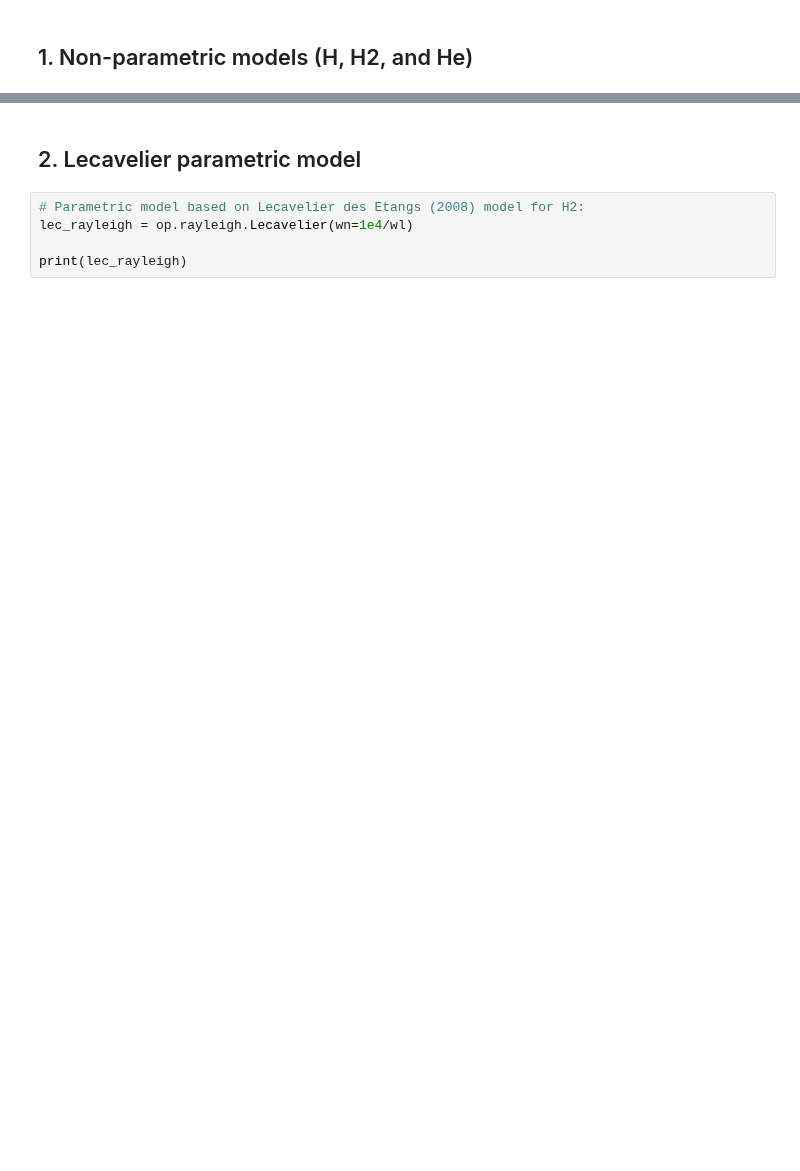
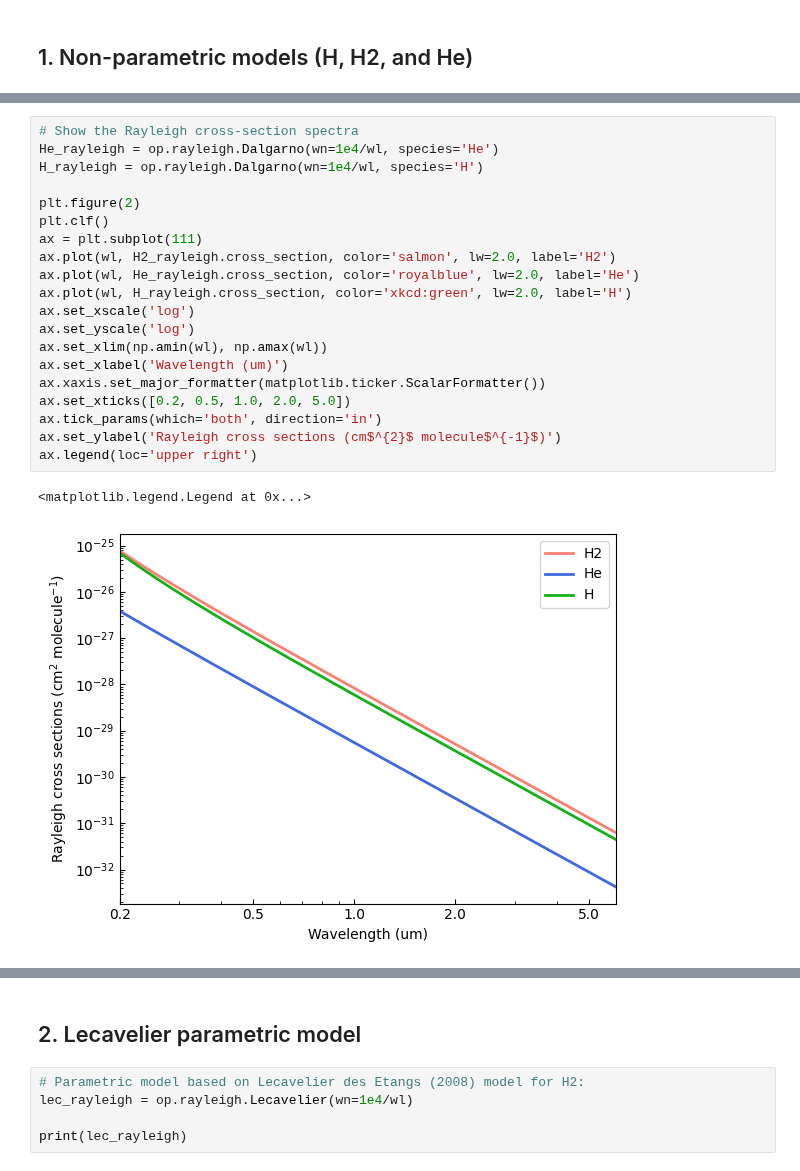
Before and after one commit to pcubillos/pyratbay, a Jupyter notebook: docs/cookbooks/opacity_rayleigh.ipynb, the cells around one changed output, grey strips where cells are left out. Cells and saved outputs as stored; diff of their text form; blank space fills up the shorter version.

```diff
--- a/docs/cookbooks/opacity_rayleigh.ipynb
+++ b/docs/cookbooks/opacity_rayleigh.ipynb
@@ -78,3 +43,26 @@ Wavenumber (wn, cm-1):
    [50000.00 49996.67 49993.33 ... 1667.00 1666.88 1666.77]
 Cross section (cross_section, cm2 molec-1):
    [7.716e-26 7.714e-26 7.711e-26 ... 6.289e-32 6.287e-32 6.285e-32]
+# %%
+# Show the Rayleigh cross-section spectra
+He_rayleigh = op.rayleigh.Dalgarno(wn=1e4/wl, species='He')
+H_rayleigh = op.rayleigh.Dalgarno(wn=1e4/wl, species='H')
+
+plt.figure(2)
+plt.clf()
+ax = plt.subplot(111)
+ax.plot(wl, H2_rayleigh.cross_section, color='salmon', lw=2.0, label='H2')
+ax.plot(wl, He_rayleigh.cross_section, color='royalblue', lw=2.0, label='He')
+ax.plot(wl, H_rayleigh.cross_section, color='xkcd:green', lw=2.0, label='H')
+ax.set_xscale('log')
+ax.set_yscale('log')
+ax.set_xlim(np.amin(wl), np.amax(wl))
+ax.set_xlabel('Wavelength (um)')
+ax.xaxis.set_major_formatter(matplotlib.ticker.ScalarFormatter())
+ax.set_xticks([0.2, 0.5, 1.0, 2.0, 5.0])
+ax.tick_params(which='both', direction='in')
+ax.set_ylabel('Rayleigh cross sections (cm$^{2}$ molecule$^{-1}$)')
+ax.legend(loc='upper right')
+# %% [output]
+<matplotlib.legend.Legend at 0x...>
+[figure, added]
```
Also changed, not shown: parts of 10 cells of this notebook, 14 other files.
